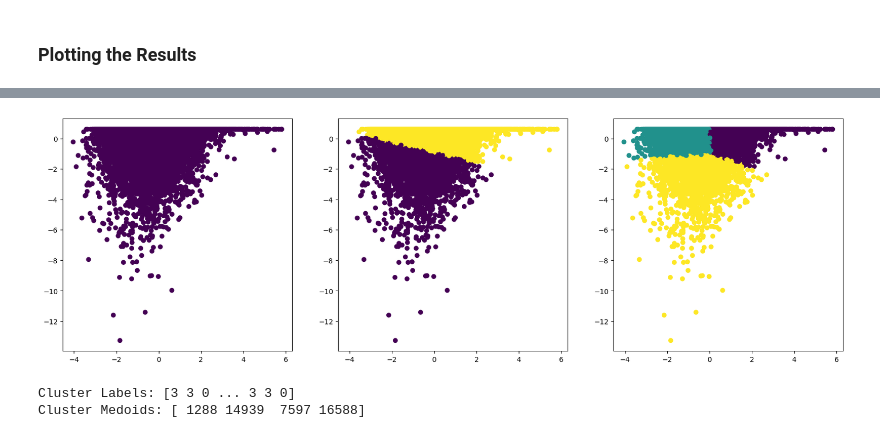
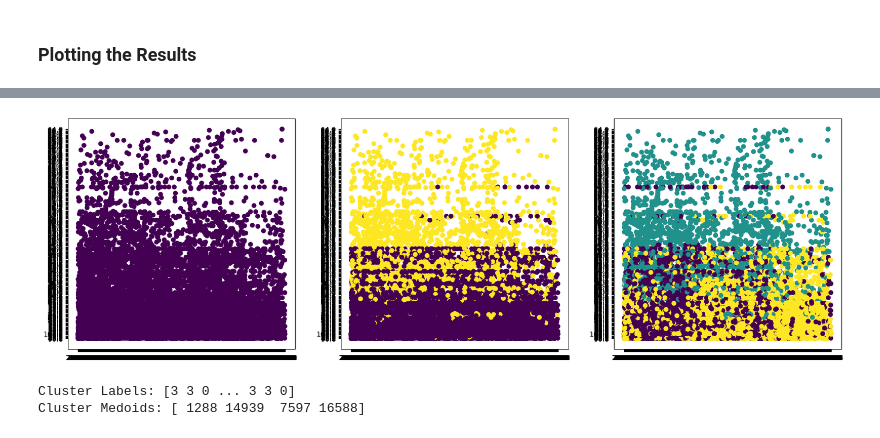
Before and after one commit to izazaka/ML, a Jupyter notebook: DRAFT/SAEB.ipynb, the cells around one changed output, grey strips where cells are left out. Drawn from its saved outputs; the diff is of its cells as text; code cells hidden in the pictures.

```diff
--- a/DRAFT/SAEB.ipynb
+++ b/DRAFT/SAEB.ipynb
@@ -310,11 +325,11 @@ for k in range(1, 4):
 # %%
 fig, axs = plt.subplots(nrows = 1, ncols = 3, figsize = (20, 6))
 
 for i, ax in enumerate(fig.axes, start = 1):
-    ax.scatter(x = saeb_m["SAEB_T"], y = saeb_m["TX_Apro_T"],
+    ax.scatter(x = saeb_m["SAEB_M"], y = saeb_m["TX_Apro"],
               c = saeb_m[f'KMeans{i}'])
 # %% [output]
-[figure, old version]
+[figure, new version]
 # %%
 kmedoids = KMedoids(n_clusters = 4, random_state = 12)
 kmedoids.fit(saeb_m[["SAEB_T", "TX_Apro_T"]])
```
Also changed, not shown: parts of 14 cells of this notebook, 2 other files.
